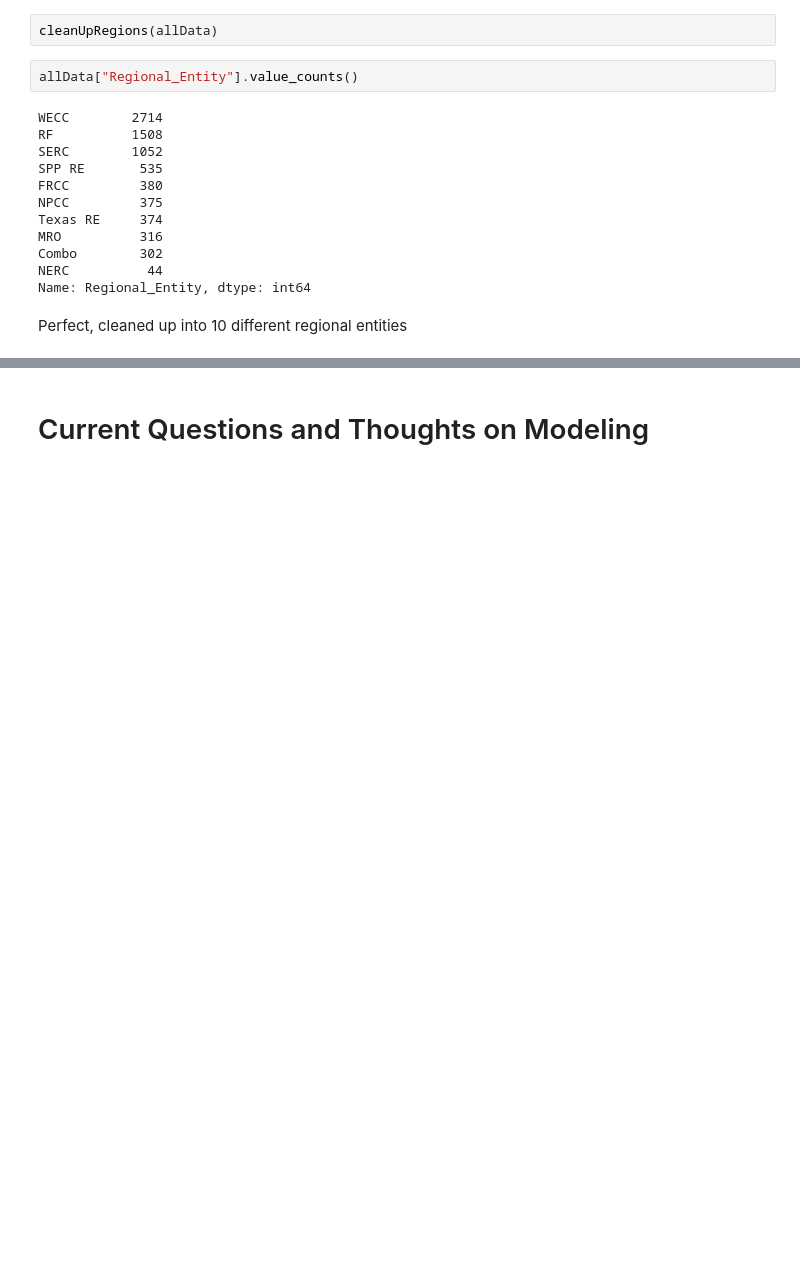
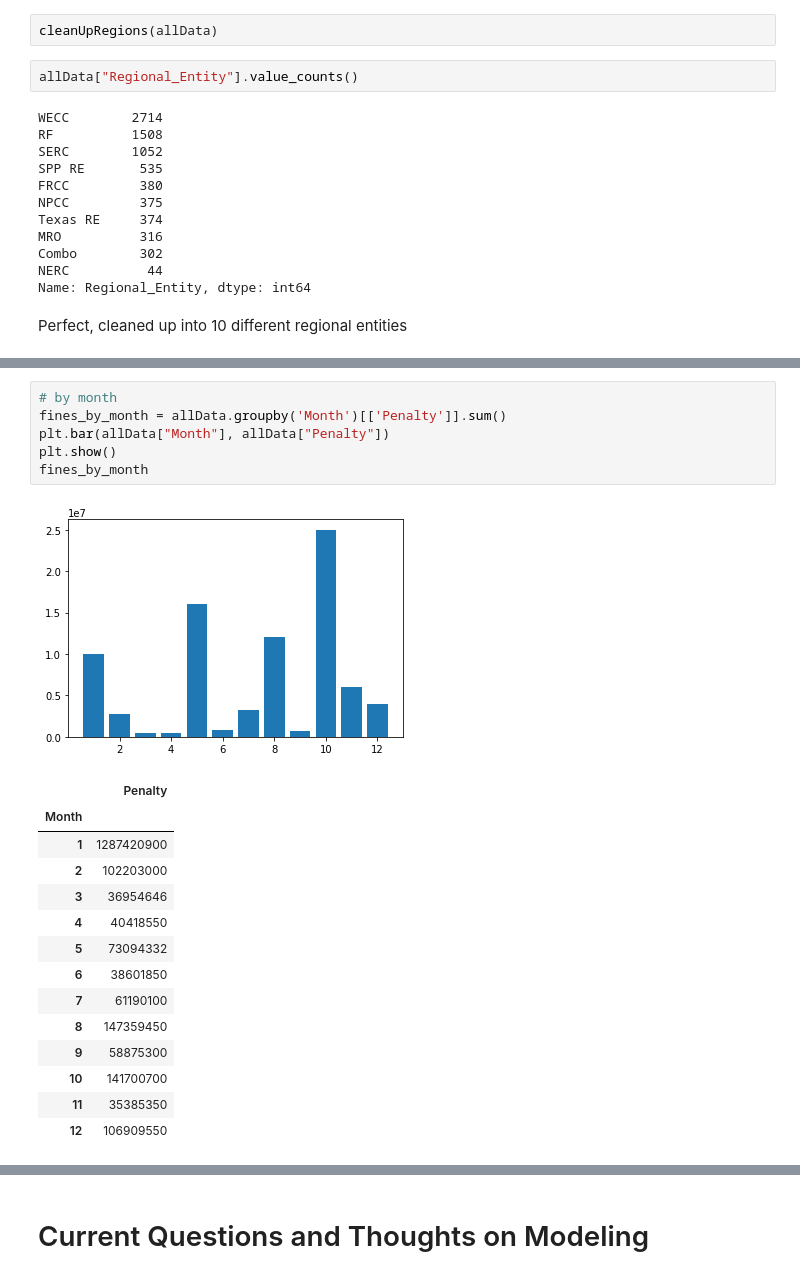
Before and after one commit to kkolodziej39/NERC_Fines, a Jupyter notebook: nerc_fines.ipynb, the cells around one changed output, grey strips where cells are left out. Cells and saved outputs as stored; diff of their text form; blank space fills up the shorter version.

```diff
--- a/nerc_fines.ipynb
+++ b/nerc_fines.ipynb
@@ -306,0 +344,22 @@ Perfect, cleaned up into 10 different regional entities
+# %%
+# by month
+fines_by_month = allData.groupby('Month')[['Penalty']].sum()
+plt.bar(allData["Month"], allData["Penalty"])
+plt.show()
+fines_by_month
+# %% [output]
+[figure, added]
+|  | Penalty |
+| Month |  |
+| 1 | 1287420900 |
+| 2 | 102203000 |
+| 3 | 36954646 |
+| 4 | 40418550 |
+| 5 | 73094332 |
+| 6 | 38601850 |
+| 7 | 61190100 |
+| 8 | 147359450 |
+| 9 | 58875300 |
+| 10 | 141700700 |
+| 11 | 35385350 |
+| 12 | 106909550 |
```
Also changed, not shown: parts of 26 cells of this notebook.
